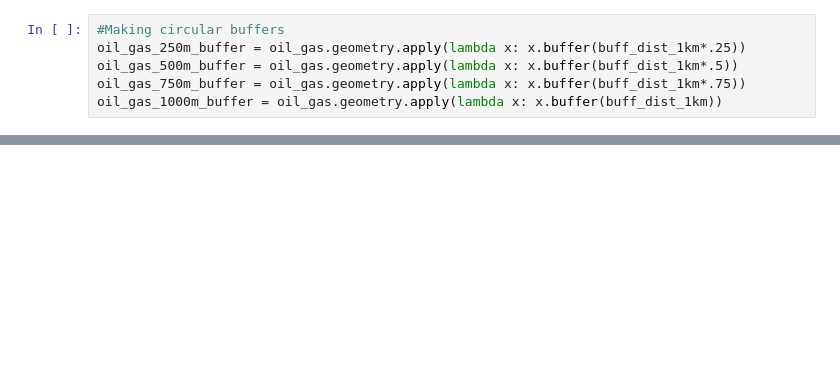
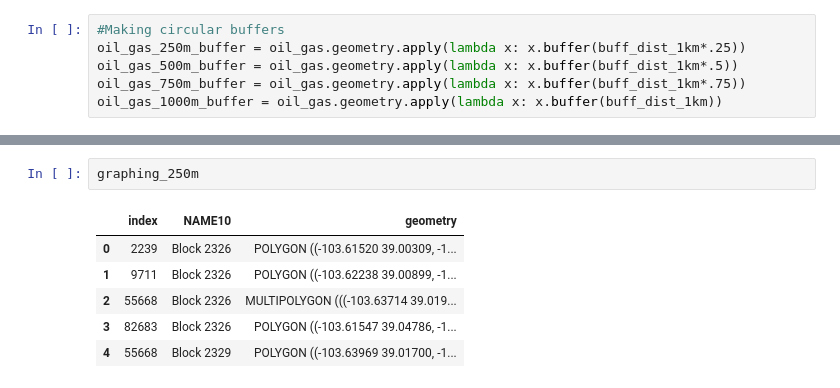
Before and after one commit to margaretmccall/mapping-for-environmental-justice, a Jupyter notebook: oil_gas_calculations.ipynb, the cells around one changed output, grey strips where cells are left out. Drawn from its saved outputs; the diff is of its cells as text; blank space fills up the shorter version.

```diff
--- a/oil_gas_calculations.ipynb
+++ b/oil_gas_calculations.ipynb
@@ -353,0 +311,9 @@ intersection_250m.groupby('index').count().sort_values(by=['FIPS'])
+# %%
+graphing_250m
+# %% [output]
+|  | index | NAME10 | geometry |
+| 0 | 2239 | Block 2326 | POLYGON ((-103.61520 39.00309, -1... |
+| 1 | 9711 | Block 2326 | POLYGON ((-103.62238 39.00899, -1... |
+| 2 | 55668 | Block 2326 | MULTIPOLYGON (((-103.63714 39.019... |
+| 3 | 82683 | Block 2326 | POLYGON ((-103.61547 39.04786, -1... |
+| 4 | 55668 | Block 2329 | POLYGON ((-103.63969 39.01700, -1... |
```
Also changed, not shown: parts of 64 cells of this notebook.
